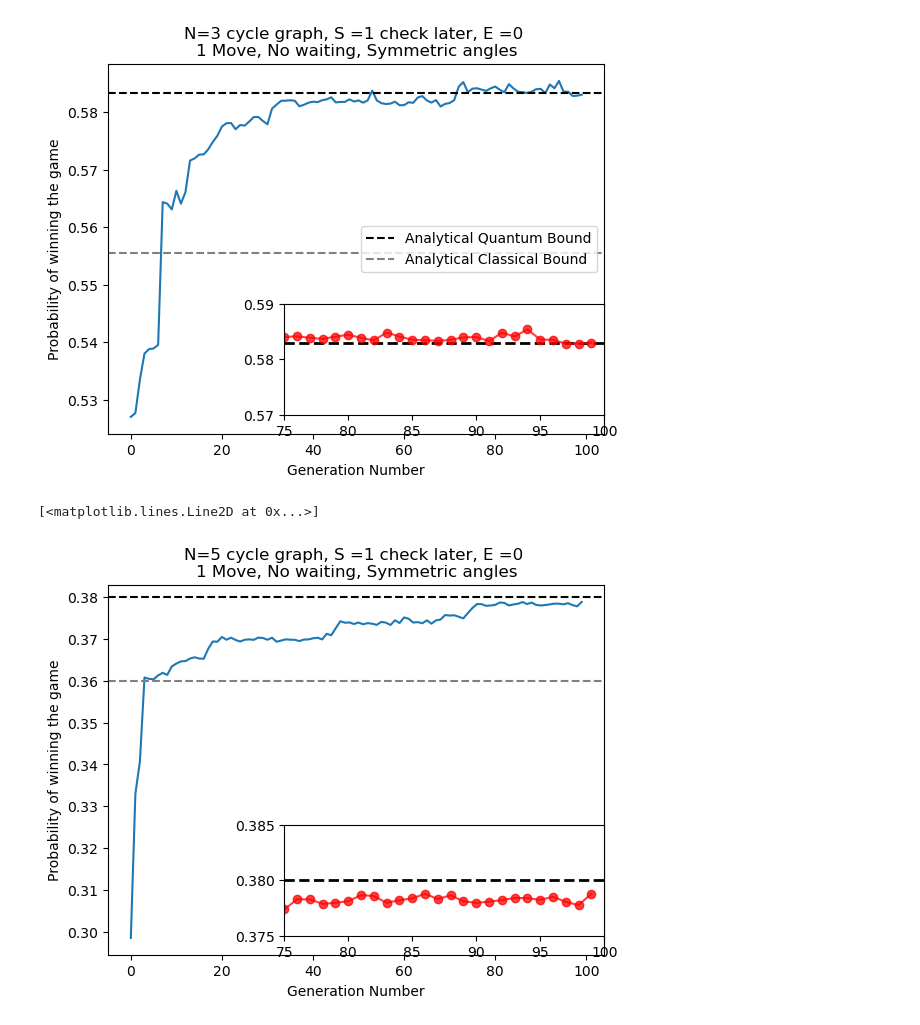
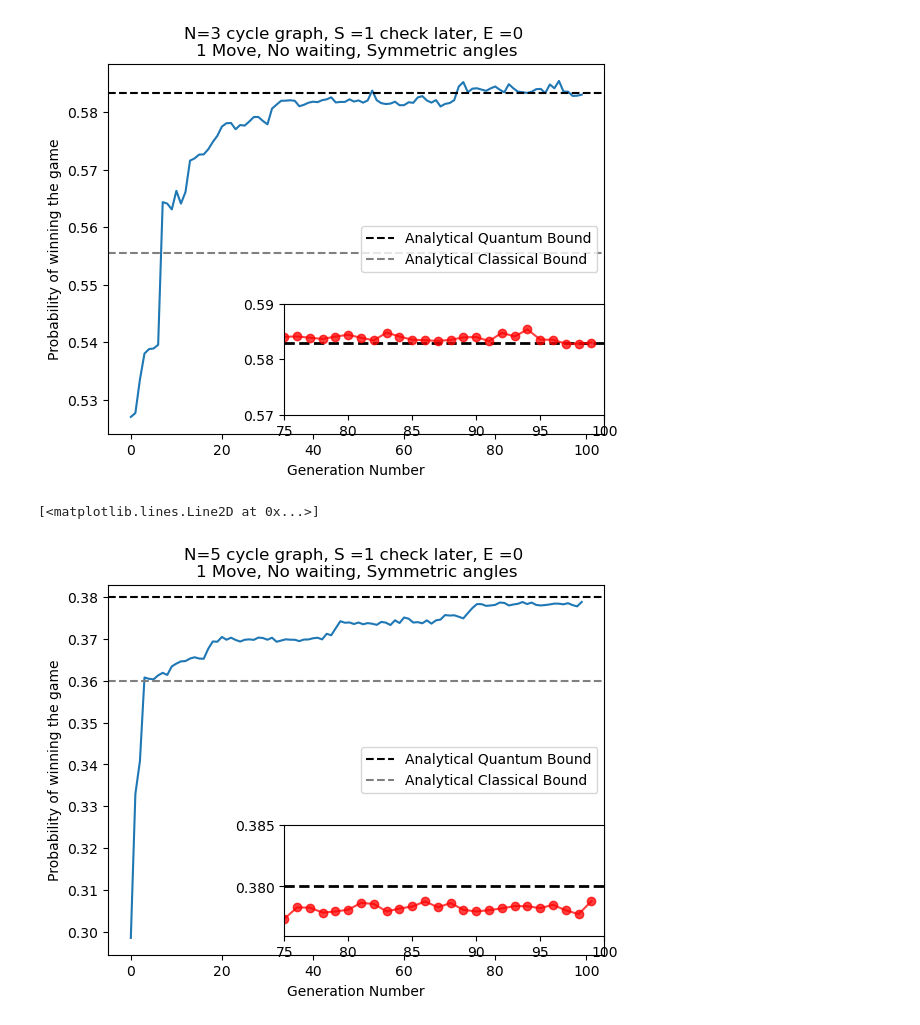
Before and after one commit to Jlftucker/rendezvoususingC, a Jupyter notebook: RendzvousInC++/data/PlottingNotebook.ipynb, the cells around one changed output. Saved outputs shown, nothing was run; the diff lists cells and outputs as text; code cells hidden in the pictures.

Commit message:
Cycle 5 and 4 graphs, i think cycle 5 needs to go for longer

```diff
--- a/RendzvousInC++/data/PlottingNotebook.ipynb
+++ b/RendzvousInC++/data/PlottingNotebook.ipynb
@@ -117,33 +117,33 @@ file_name='./fitness_vals/cycle5datafile_2024-09-20_14-43-26.csv'
 with open(file_name) as csvfile:
     generations =[]#define new generation list
     reader = csv.reader(csvfile, delimiter=',')
     for row in reader:
         generations.append(row)
         #print(generations)
 
 num_generations = len(generations)#total number of generation
 num_elements = len(generations[0])#total number of individuals in the population
 
 elements, element_list =Plotter.setup_data_arrays_maxval(generations, num_generations, num_elements)
 
 fig, ax2 = plt.subplots()
 
 #Now we plot
 plt.plot(element_list,elements)
 plt.title("N=5 cycle graph, S =1 check later, E =0 \n"
          "1 Move, No waiting, Symmetric angles")
 plt.xlabel("Generation Number")
 plt.ylabel("Probability of winning the game")
 plt.axhline(y =0.38, label = "Analytical Quantum Bound", linestyle = '--', color = 'black')
 plt.axhline(y =0.36, label = "Analytical Classical Bound",linestyle = '--', color = 'grey')
-
+plt.legend(loc='center right')
 
 left, bottom, width, height = [0.4, 0.15,0.5, 0.23]#
 ax2 = fig.add_axes([left, bottom, width, height])
 ax2.axhline(y=0.38, color='black', linestyle='--', linewidth=2,label='Theoretical Quantum Value')
 plt.xlim(75,100)
-plt.ylim(0.375,0.385)
+plt.ylim(0.376,0.385)
 ax2.plot(element_list,elements, 'o-',color='red',alpha=0.75)
 # %% [output]
 [<matplotlib.lines.Line2D at 0x...>]
-[figure, old version]
+[figure, new version]
```
Also changed, not shown: parts of 2 cells of this notebook, 18 other files.
